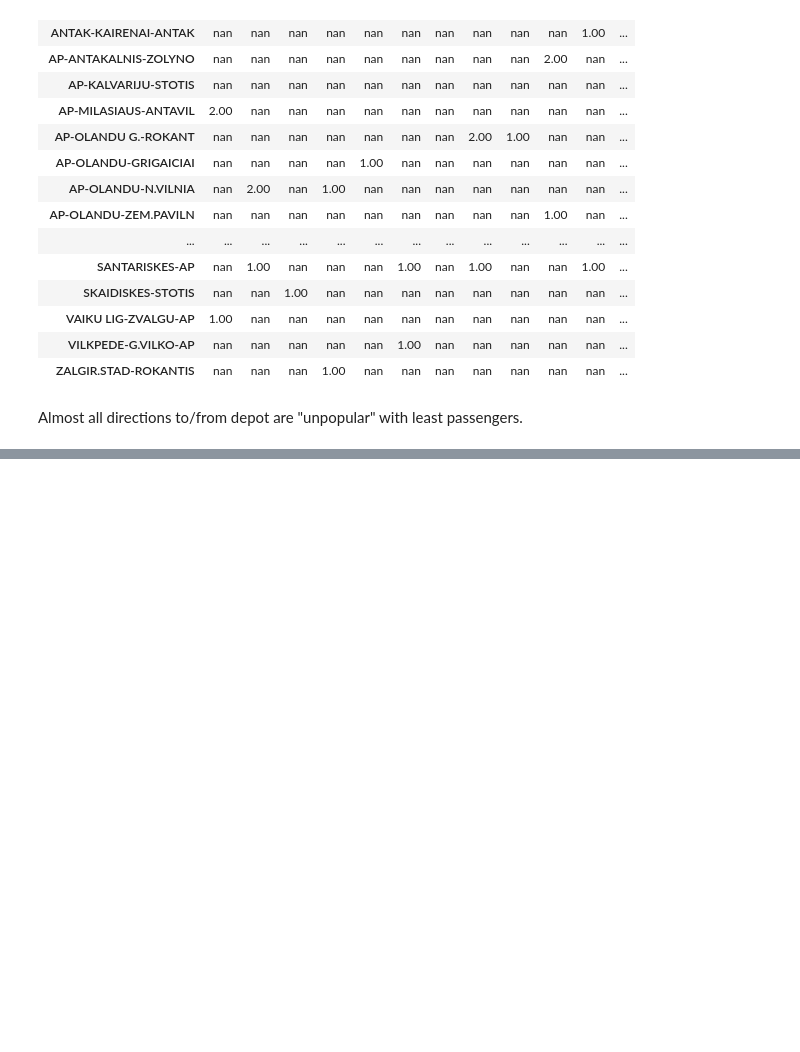
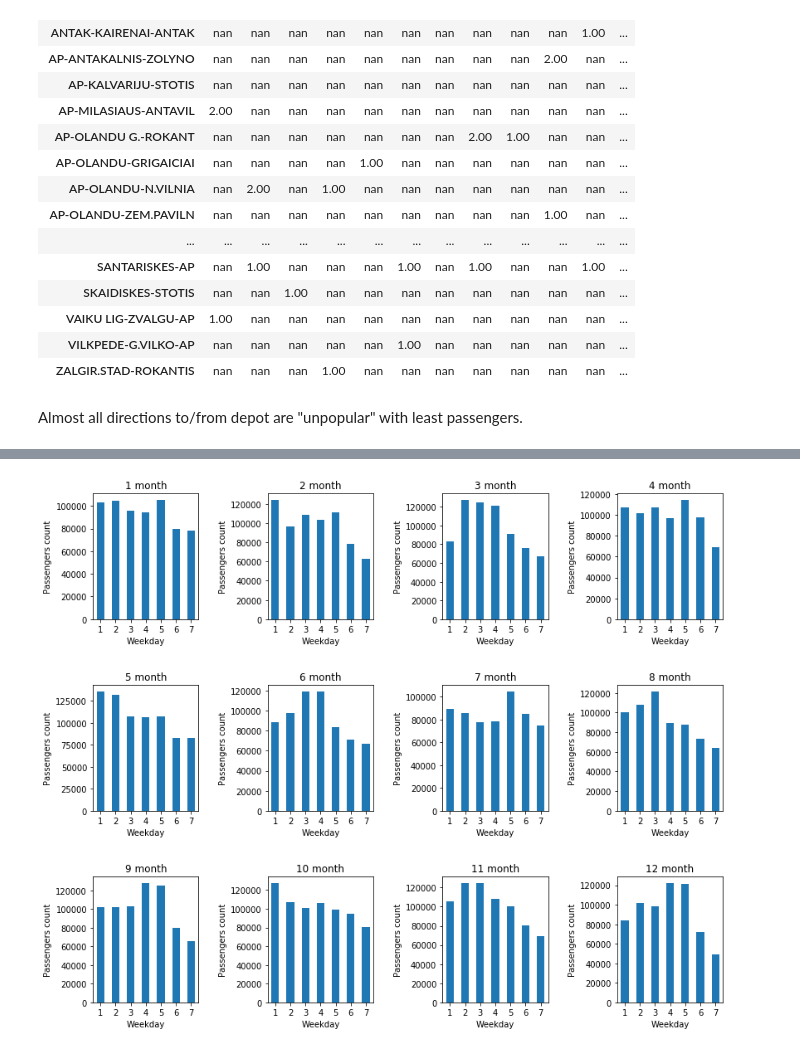
Before and after one commit to tomasrasymas/vilnius-public-transport-passengers-traffic-analysis, a Jupyter notebook: Vilnius public transport passengers traffic.ipynb, the cells around one changed output, grey strips where cells are left out. Saved outputs shown, nothing was run; the diff lists cells and outputs as text; code cells hidden in the pictures; blank space fills up the shorter version.

Commit message:
passengers counts by weekday and hours interval

```diff
--- a/Vilnius public transport passengers traffic.ipynb
+++ b/Vilnius public transport passengers traffic.ipynb
@@ -245,7 +245,9 @@ display(df.head())
 
 First of all lets view passengers in/out count by month. To do that I need to group data by month and sum in/out numbers.
 # %%
-traffic_by_month_df = df[['datetime', 'passengers_in', 'passengers_out']].resample('M', on='datetime').sum()
+traffic_by_month_df = df[['datetime',
+                          'passengers_in',
+                          'passengers_out']].resample('M', on='datetime').sum()
 traffic_by_month_df.index = traffic_by_month_df.index.strftime('%Y-%m')
 traffic_by_month_df.index.name = 'datetime'
 display(traffic_by_month_df.head())
@@ -451,4 +454,6 @@ It is interesting to inspect passengers traffic flow by hours on work days and w
 # %%
-passengers_by_hours = df.groupby([df['datetime'].dt.month.rename('month'), pd.Grouper(key='datetime', freq='1h')])['passengers_in'].sum()
-passengers_by_hours
+passengers_by_weekday = df.groupby([
+    df['datetime'].dt.month.rename('month'), df['datetime'].dt.weekday.rename('weekday')])['passengers_in'].sum().reset_index()
+passengers_by_weekday['weekday'] = passengers_by_weekday['weekday'] + 1
+display(passengers_by_weekday)
 # %% [output]
@@ -471,0 +478,19 @@ Name: passengers_in, Length: 7913, dtype: int64
+# %%
+passengers_by_weekday = passengers_by_weekday.set_index(passengers_by_weekday['weekday'])
+
+fig, axes = plt.subplots(nrows=3, ncols=4)
+fig.tight_layout()
+
+axes_list = [item for sublist in axes for item in sublist]
+
+for month_num in range(1, 13):
+    ax = passengers_by_weekday[passengers_by_weekday['month'] == month_num][['passengers_in']].plot(kind='bar',
+                                                                                                    figsize=(12, 10),
+                                                                                                    ax=axes_list[month_num - 1],
+                                                                                                    rot=0,
+                                                                                                    legend=False)
+    ax.set_xlabel('Weekday')
+    ax.set_ylabel('Passengers count')
+    ax.set_title('%s month' % str(month_num))
+# %% [output]
+[figure, added]
```
Also changed, not shown: parts of 7 cells of this notebook.
